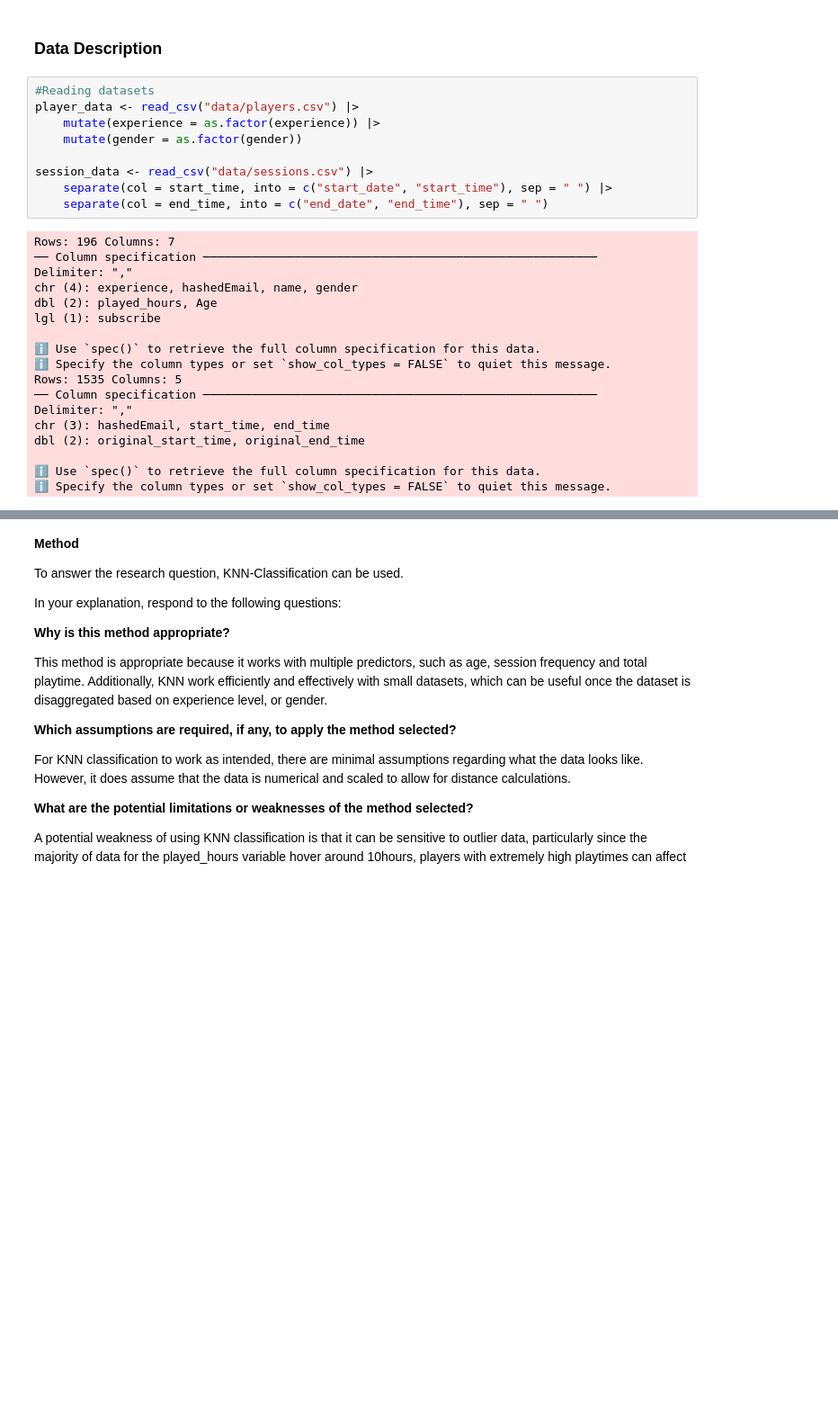
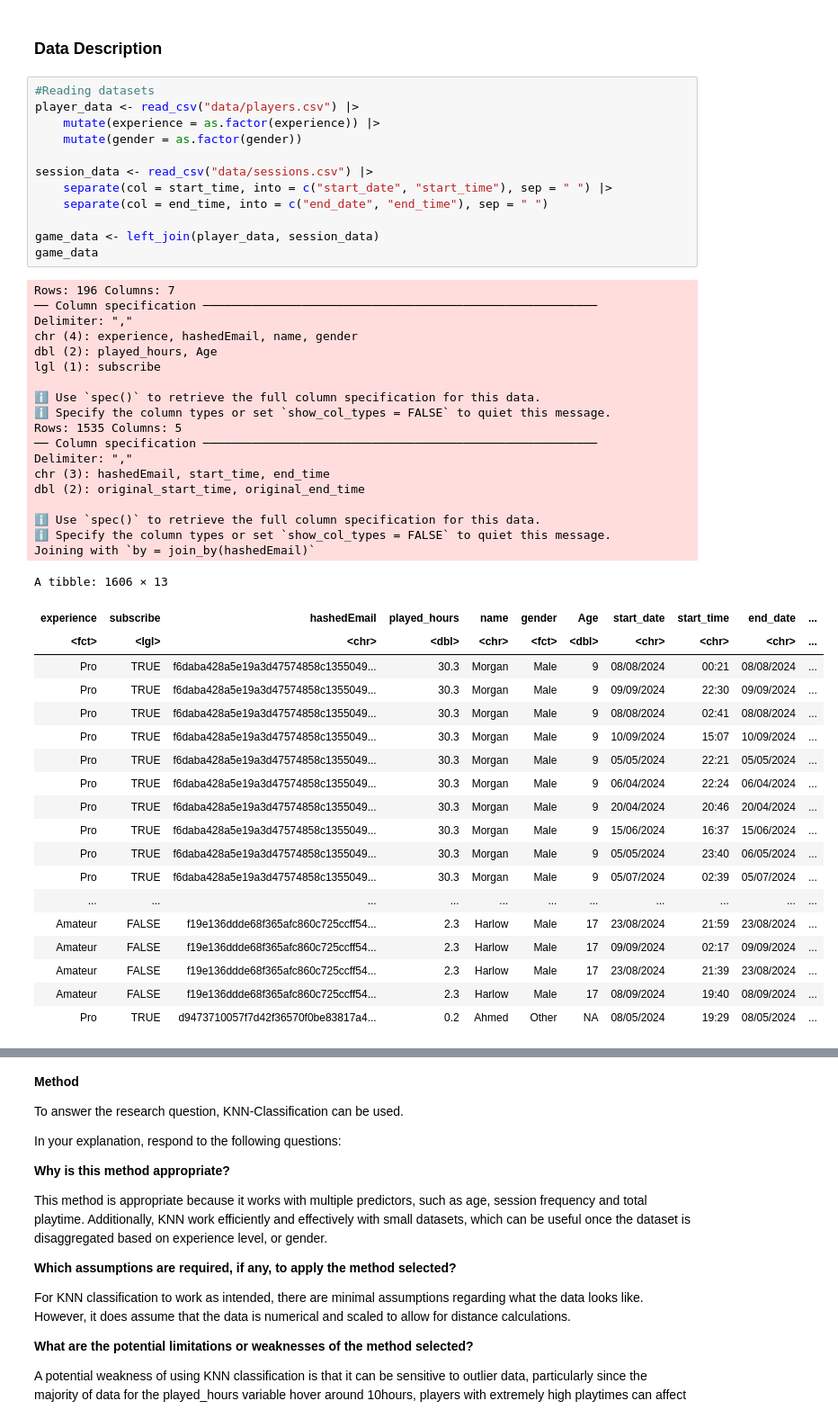
Before and after one commit to raywu255/Project-Planning-Stage-Individual-, a Jupyter notebook: Individual Project Planning Stage.ipynb, the cells around one changed output, grey strips where cells are left out. Shown at 90% size. Saved outputs shown, nothing was run; the diff lists cells and outputs as text; blank space fills up the shorter version.

```diff
--- a/Individual Project Planning Stage.ipynb
+++ b/Individual Project Planning Stage.ipynb
@@ -32,30 +32,53 @@ Registered S3 method overwritten by 'GGally':
 # %%
 #Reading datasets
 player_data <- read_csv("data/players.csv") |>
     mutate(experience = as.factor(experience)) |>
     mutate(gender = as.factor(gender))
 
 session_data <- read_csv("data/sessions.csv") |>
     separate(col = start_time, into = c("start_date", "start_time"), sep = " ") |>
     separate(col = end_time, into = c("end_date", "end_time"), sep = " ")
+
+game_data <- left_join(player_data, session_data)
+game_data
 # %% [output]
 Rows: 196 Columns: 7
 ── Column specification ────────────────────────────────────────────────────────
 Delimiter: ","
 chr (4): experience, hashedEmail, name, gender
 dbl (2): played_hours, Age
 lgl (1): subscribe
 
 ℹ Use `spec()` to retrieve the full column specification for this data.
 ℹ Specify the column types or set `show_col_types = FALSE` to quiet this message.
 Rows: 1535 Columns: 5
 ── Column specification ────────────────────────────────────────────────────────
 Delimiter: ","
 chr (3): hashedEmail, start_time, end_time
 dbl (2): original_start_time, original_end_time
 
 ℹ Use `spec()` to retrieve the full column specification for this data.
 ℹ Specify the column types or set `show_col_types = FALSE` to quiet this message.
+Joining with `by = join_by(hashedEmail)`
+A tibble: 1606 × 13
+| experience | subscribe | hashedEmail | played_hours | name | gender | Age | start_date | start_time | end_date | ... |
+| <fct> | <lgl> | <chr> | <dbl> | <chr> | <fct> | <dbl> | <chr> | <chr> | <chr> | ... |
+| Pro | TRUE | f6daba428a5e19a3d47574858c1355049... | 30.3 | Morgan | Male | 9 | 08/08/2024 | 00:21 | 08/08/2024 | ... |
+| Pro | TRUE | f6daba428a5e19a3d47574858c1355049... | 30.3 | Morgan | Male | 9 | 09/09/2024 | 22:30 | 09/09/2024 | ... |
+| Pro | TRUE | f6daba428a5e19a3d47574858c1355049... | 30.3 | Morgan | Male | 9 | 08/08/2024 | 02:41 | 08/08/2024 | ... |
+| Pro | TRUE | f6daba428a5e19a3d47574858c1355049... | 30.3 | Morgan | Male | 9 | 10/09/2024 | 15:07 | 10/09/2024 | ... |
+| Pro | TRUE | f6daba428a5e19a3d47574858c1355049... | 30.3 | Morgan | Male | 9 | 05/05/2024 | 22:21 | 05/05/2024 | ... |
+| Pro | TRUE | f6daba428a5e19a3d47574858c1355049... | 30.3 | Morgan | Male | 9 | 06/04/2024 | 22:24 | 06/04/2024 | ... |
+| Pro | TRUE | f6daba428a5e19a3d47574858c1355049... | 30.3 | Morgan | Male | 9 | 20/04/2024 | 20:46 | 20/04/2024 | ... |
+| Pro | TRUE | f6daba428a5e19a3d47574858c1355049... | 30.3 | Morgan | Male | 9 | 15/06/2024 | 16:37 | 15/06/2024 | ... |
+| Pro | TRUE | f6daba428a5e19a3d47574858c1355049... | 30.3 | Morgan | Male | 9 | 05/05/2024 | 23:40 | 06/05/2024 | ... |
+| Pro | TRUE | f6daba428a5e19a3d47574858c1355049... | 30.3 | Morgan | Male | 9 | 05/07/2024 | 02:39 | 05/07/2024 | ... |
+| ... | ... | ... | ... | ... | ... | ... | ... | ... | ... | ... |
+| Amateur | FALSE | f19e136ddde68f365afc860c725ccff54... | 2.3 | Harlow | Male | 17 | 23/08/2024 | 21:59 | 23/08/2024 | ... |
+| Amateur | FALSE | f19e136ddde68f365afc860c725ccff54... | 2.3 | Harlow | Male | 17 | 09/09/2024 | 02:17 | 09/09/2024 | ... |
+| Amateur | FALSE | f19e136ddde68f365afc860c725ccff54... | 2.3 | Harlow | Male | 17 | 23/08/2024 | 21:39 | 23/08/2024 | ... |
+| Amateur | FALSE | f19e136ddde68f365afc860c725ccff54... | 2.3 | Harlow | Male | 17 | 08/09/2024 | 19:40 | 08/09/2024 | ... |
+| Pro | TRUE | d9473710057f7d42f36570f0be83817a4... | 0.2 | Ahmed | Other | NA | 08/05/2024 | 19:29 | 08/05/2024 | ... |
 # %%
 #Basic summary statistics
 num_sub <- player_data |>
```
Also changed, not shown: parts of 4 cells of this notebook.
